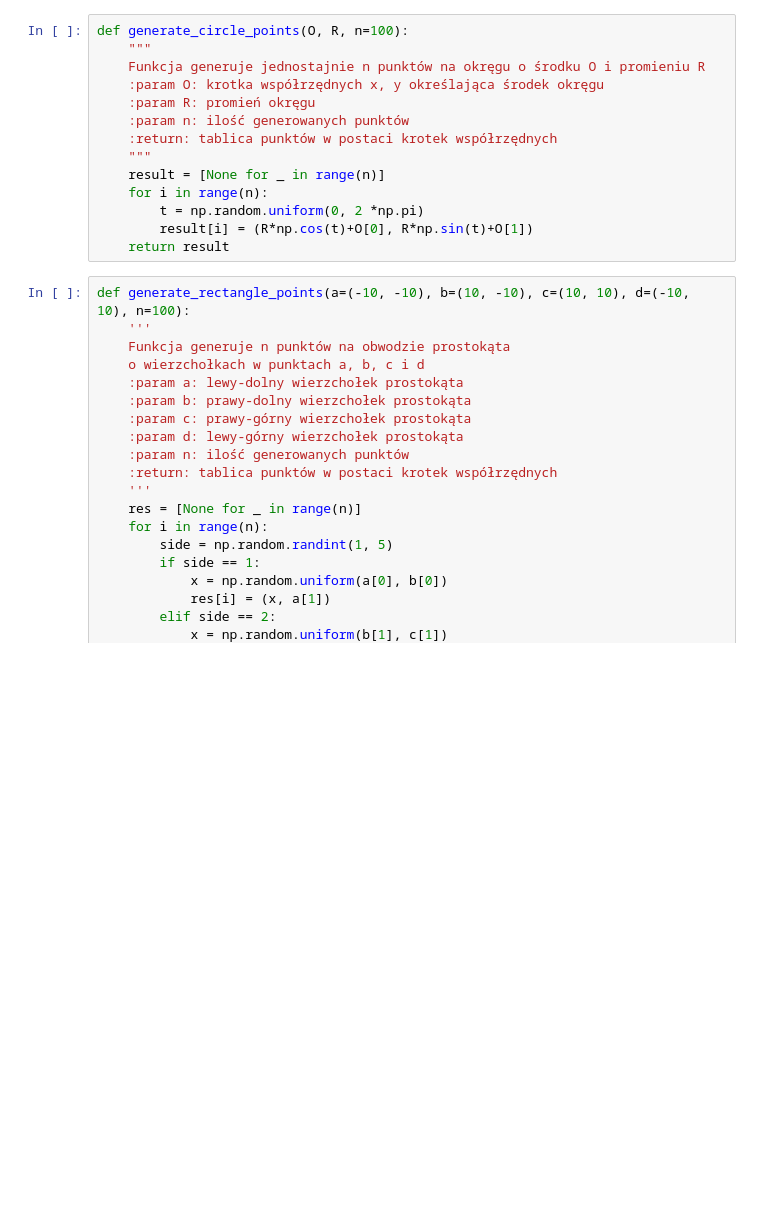
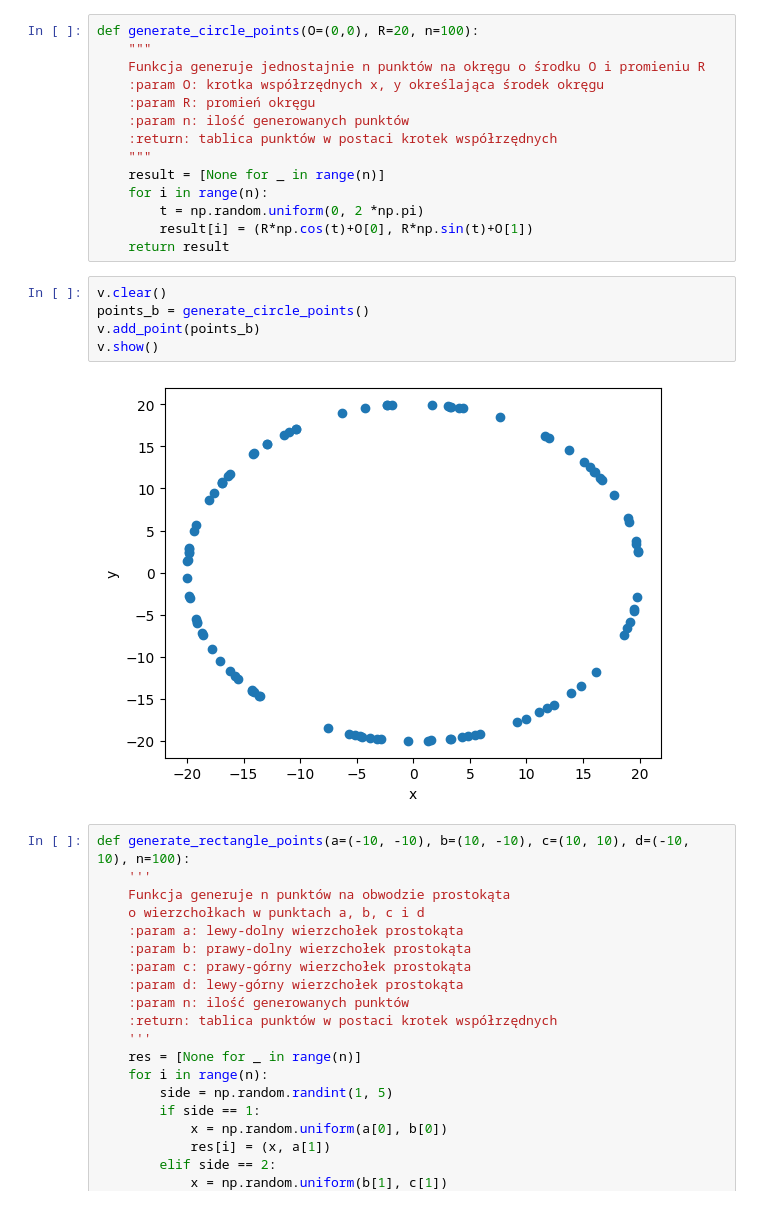
Before and after one commit to DEFALT314/geometric-algorithms-convex-hull, a Jupyter notebook: main.ipynb, the cells around one changed output. Cells and saved outputs as stored; diff of their text form; blank space fills up the shorter version.

```diff
--- a/main.ipynb
+++ b/main.ipynb
@@ -17,5 +77,5 @@ def generate_uniform_points(left=-100, right=100, n=100):
 # %%
-def generate_circle_points(O, R, n=100):
+def generate_circle_points(O=(0,0), R=20, n=100):
     """
     Funkcja generuje jednostajnie n punktów na okręgu o środku O i promieniu R
     :param O: krotka współrzędnych x, y określająca środek okręgu
@@ -28,6 +88,13 @@ def generate_circle_points(O, R, n=100):
         t = np.random.uniform(0, 2 *np.pi)
         result[i] = (R*np.cos(t)+O[0], R*np.sin(t)+O[1])
     return result
+# %%
+v.clear()
+points_b = generate_circle_points()
+v.add_point(points_b)
+v.show()
+# %% [output]
+[figure, added]
 # %%
 def generate_rectangle_points(a=(-10, -10), b=(10, -10), c=(10, 10), d=(-10, 10), n=100):
     '''
```
Also changed, not shown: parts of 7 cells of this notebook, 2 other files.
